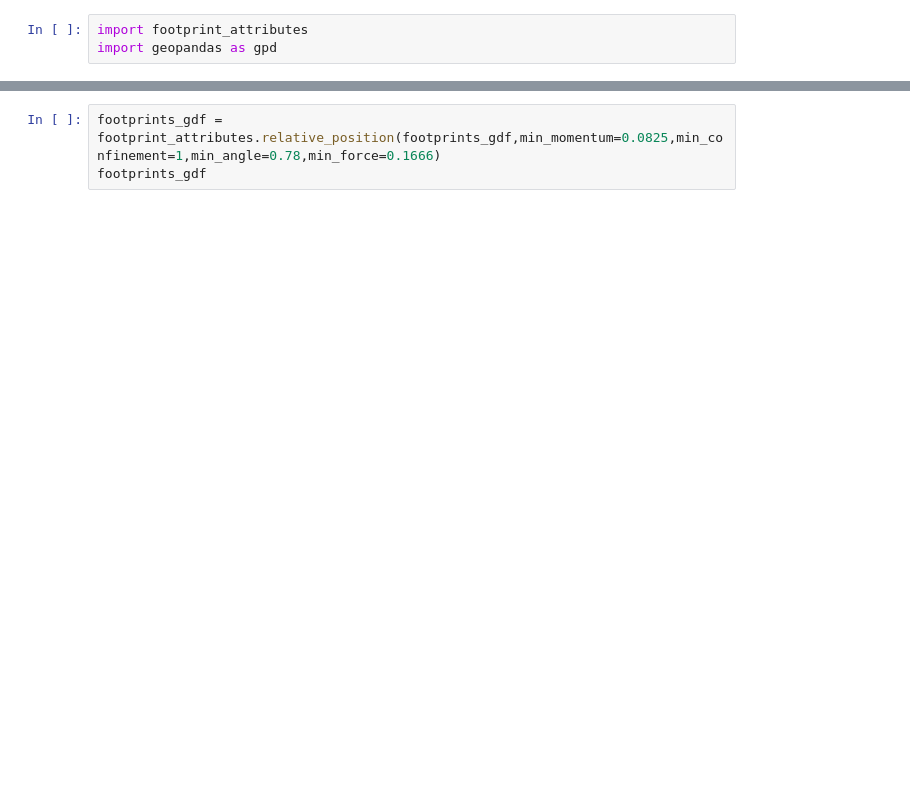
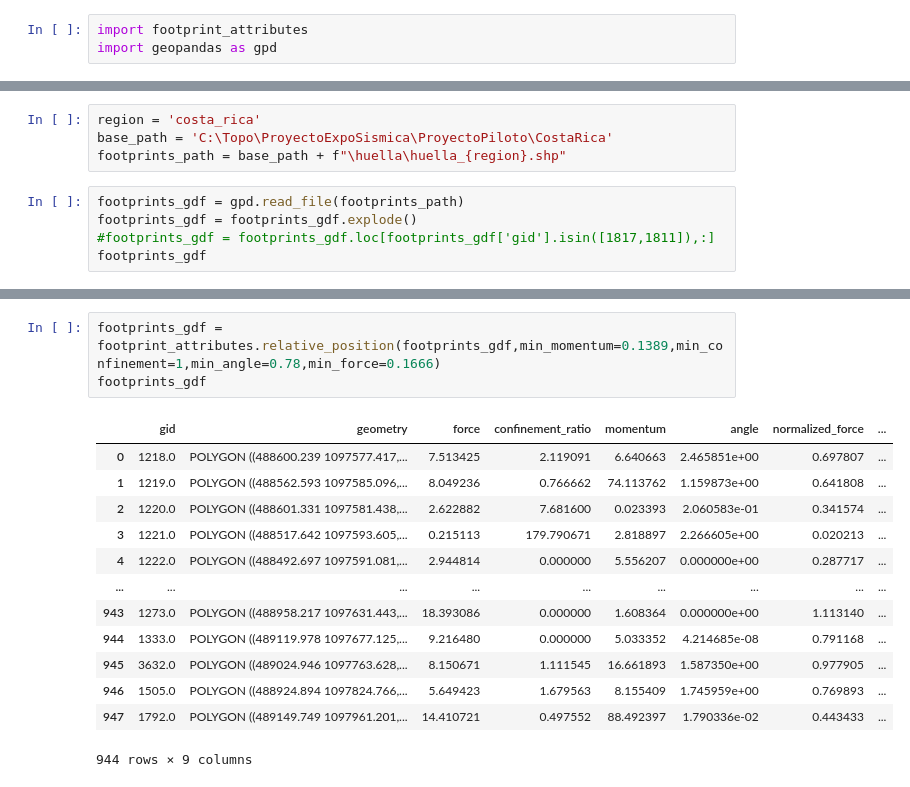
Before and after one commit to GeomaticsCaminosUPM/footprint_attributes, a Jupyter notebook: example.ipynb, the cells around one changed output, grey strips where cells are left out. Cells and saved outputs as stored; diff of their text form; blank space fills up the shorter version.

```diff
--- a/example.ipynb
+++ b/example.ipynb
@@ -8,0 +24,9 @@ footprints_gdf
+# %%
+region = 'costa_rica'
+base_path = 'C:\Topo\ProyectoExpoSismica\ProyectoPiloto\CostaRica'
+footprints_path = base_path + f"\huella\huella_{region}.shp"
+# %%
+footprints_gdf = gpd.read_file(footprints_path)
+footprints_gdf = footprints_gdf.explode()
+#footprints_gdf = footprints_gdf.loc[footprints_gdf['gid'].isin([1817,1811]),:]
+footprints_gdf
@@ -12,6 +64,20 @@ footprints_gdf
 # %%
-footprints_gdf = footprint_attributes.relative_position(footprints_gdf,min_momentum=0.0825,min_confinement=1,min_angle=0.78,min_force=0.1666)
+footprints_gdf = footprint_attributes.relative_position(footprints_gdf,min_momentum=0.1389,min_confinement=1,min_angle=0.78,min_force=0.1666)
 footprints_gdf
+# %% [output]
+|  | gid | geometry | force | confinement_ratio | momentum | angle | normalized_force | ... |
+| 0 | 1218.0 | POLYGON ((488600.239 1097577.417,... | 7.513425 | 2.119091 | 6.640663 | 2.465851e+00 | 0.697807 | ... |
+| 1 | 1219.0 | POLYGON ((488562.593 1097585.096,... | 8.049236 | 0.766662 | 74.113762 | 1.159873e+00 | 0.641808 | ... |
+| 2 | 1220.0 | POLYGON ((488601.331 1097581.438,... | 2.622882 | 7.681600 | 0.023393 | 2.060583e-01 | 0.341574 | ... |
+| 3 | 1221.0 | POLYGON ((488517.642 1097593.605,... | 0.215113 | 179.790671 | 2.818897 | 2.266605e+00 | 0.020213 | ... |
+| 4 | 1222.0 | POLYGON ((488492.697 1097591.081,... | 2.944814 | 0.000000 | 5.556207 | 0.000000e+00 | 0.287717 | ... |
+| ... | ... | ... | ... | ... | ... | ... | ... | ... |
+| 943 | 1273.0 | POLYGON ((488958.217 1097631.443,... | 18.393086 | 0.000000 | 1.608364 | 0.000000e+00 | 1.113140 | ... |
+| 944 | 1333.0 | POLYGON ((489119.978 1097677.125,... | 9.216480 | 0.000000 | 5.033352 | 4.214685e-08 | 0.791168 | ... |
+| 945 | 3632.0 | POLYGON ((489024.946 1097763.628,... | 8.150671 | 1.111545 | 16.661893 | 1.587350e+00 | 0.977905 | ... |
+| 946 | 1505.0 | POLYGON ((488924.894 1097824.766,... | 5.649423 | 1.679563 | 8.155409 | 1.745959e+00 | 0.769893 | ... |
+| 947 | 1792.0 | POLYGON ((489149.749 1097961.201,... | 14.410721 | 0.497552 | 88.492397 | 1.790336e-02 | 0.443433 | ... |
+944 rows × 9 columns
 # %%
 footprints_gdf = footprint_attributes.calc_shape_irregularity(footprints_gdf)
 footprints_gdf
```
Also changed, not shown: parts of 7 cells of this notebook.
